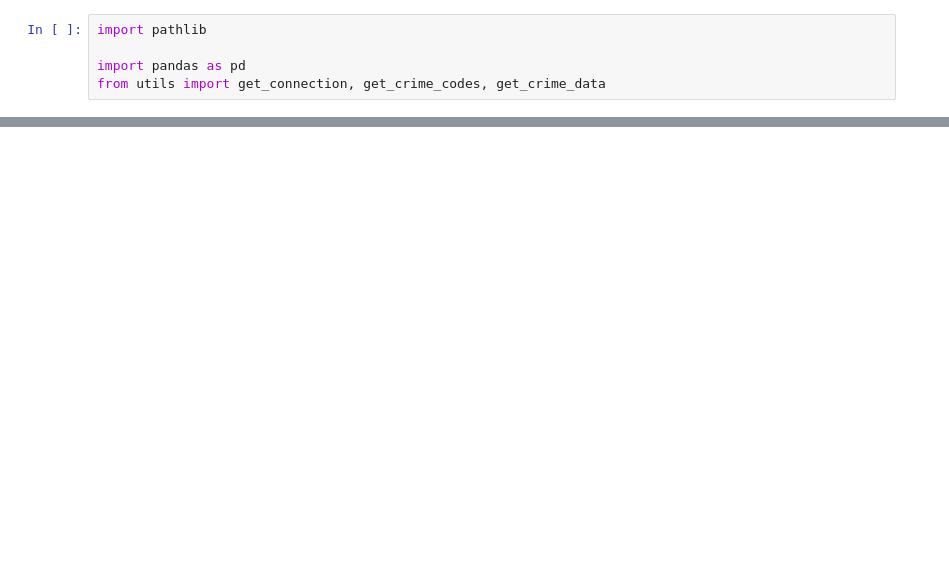
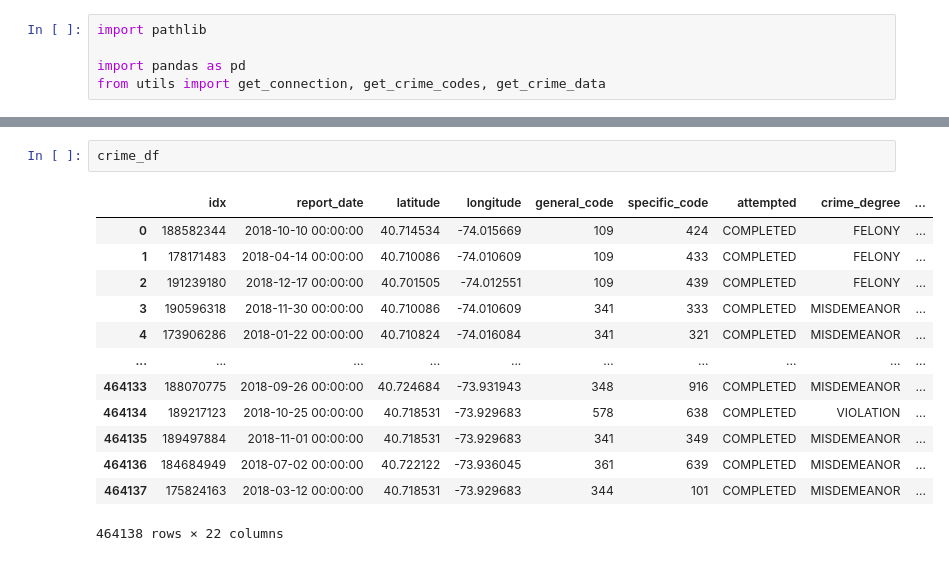
Before and after one commit to jamorr/Capstone, a Jupyter notebook: src/crime_analysis.ipynb, the cells around one changed output, grey strips where cells are left out. Cells and saved outputs as stored; diff of their text form; blank space fills up the shorter version.

```diff
--- a/src/crime_analysis.ipynb
+++ b/src/crime_analysis.ipynb
@@ -69,0 +114,16 @@ fig.savefig('../plots/crime_vol_severity_2018.svg', bbox_inches='tight')
+# %%
+crime_df
+# %% [output]
+|  | idx | report_date | latitude | longitude | general_code | specific_code | attempted | crime_degree | ... |
+| 0 | 188582344 | 2018-10-10 00:00:00 | 40.714534 | -74.015669 | 109 | 424 | COMPLETED | FELONY | ... |
+| 1 | 178171483 | 2018-04-14 00:00:00 | 40.710086 | -74.010609 | 109 | 433 | COMPLETED | FELONY | ... |
+| 2 | 191239180 | 2018-12-17 00:00:00 | 40.701505 | -74.012551 | 109 | 439 | COMPLETED | FELONY | ... |
+| 3 | 190596318 | 2018-11-30 00:00:00 | 40.710086 | -74.010609 | 341 | 333 | COMPLETED | MISDEMEANOR | ... |
+| 4 | 173906286 | 2018-01-22 00:00:00 | 40.710824 | -74.016084 | 341 | 321 | COMPLETED | MISDEMEANOR | ... |
+| ... | ... | ... | ... | ... | ... | ... | ... | ... | ... |
+| 464133 | 188070775 | 2018-09-26 00:00:00 | 40.724684 | -73.931943 | 348 | 916 | COMPLETED | MISDEMEANOR | ... |
+| 464134 | 189217123 | 2018-10-25 00:00:00 | 40.718531 | -73.929683 | 578 | 638 | COMPLETED | VIOLATION | ... |
+| 464135 | 189497884 | 2018-11-01 00:00:00 | 40.718531 | -73.929683 | 341 | 349 | COMPLETED | MISDEMEANOR | ... |
+| 464136 | 184684949 | 2018-07-02 00:00:00 | 40.722122 | -73.936045 | 361 | 639 | COMPLETED | MISDEMEANOR | ... |
+| 464137 | 175824163 | 2018-03-12 00:00:00 | 40.718531 | -73.929683 | 344 | 101 | COMPLETED | MISDEMEANOR | ... |
+464138 rows × 22 columns
```
Also changed, not shown: parts of 6 cells of this notebook, 3 other files.
